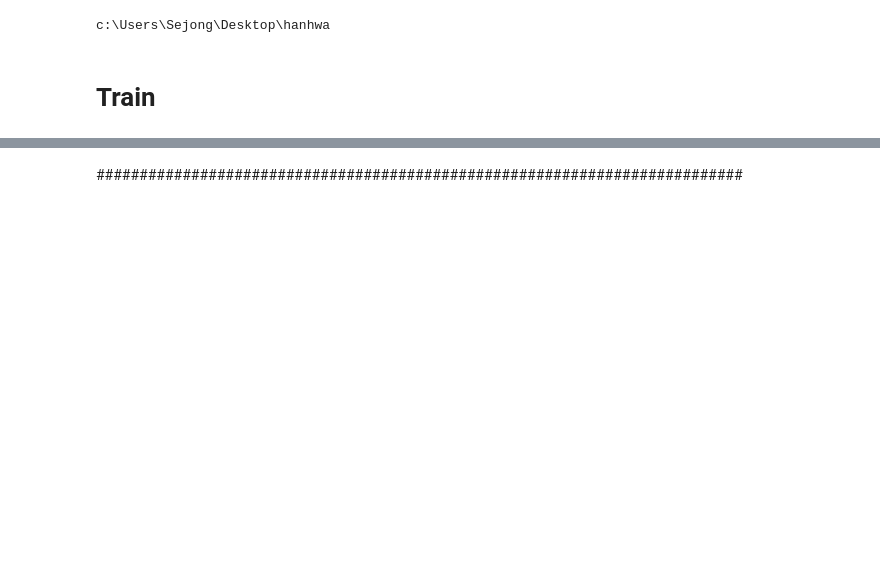
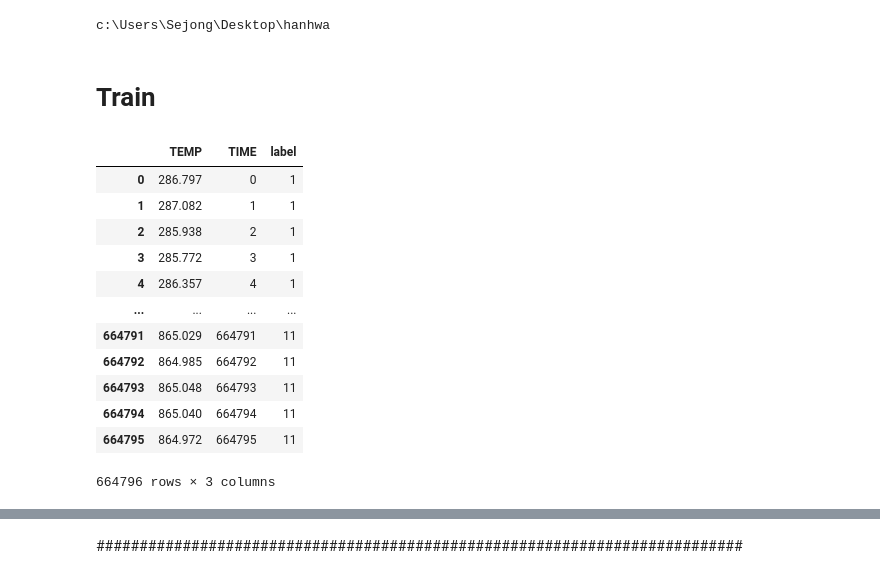
Before and after one commit to ksh914/hanhwa, a Jupyter notebook: model/transformer_multistep_prediction.ipynb, the cells around one changed output, grey strips where cells are left out. Saved outputs shown, nothing was run; the diff lists cells and outputs as text; code cells hidden in the pictures; blank space fills up the shorter version.

```diff
--- a/model/transformer_multistep_prediction.ipynb
+++ b/model/transformer_multistep_prediction.ipynb
@@ -284,0 +280,19 @@ def evaluate(eval_model, data_source):
+# %%
+import seaborn as sns
+import matplotlib.pyplot as plt
+df = time_series_dataframe()
+df
+# %% [output]
+|  | TEMP | TIME | label |
+| 0 | 286.797 | 0 | 1 |
+| 1 | 287.082 | 1 | 1 |
+| 2 | 285.938 | 2 | 1 |
+| 3 | 285.772 | 3 | 1 |
+| 4 | 286.357 | 4 | 1 |
+| ... | ... | ... | ... |
+| 664791 | 865.029 | 664791 | 11 |
+| 664792 | 864.985 | 664792 | 11 |
+| 664793 | 865.048 | 664793 | 11 |
+| 664794 | 865.040 | 664794 | 11 |
+| 664795 | 864.972 | 664795 | 11 |
+664796 rows × 3 columns
```
Also changed, not shown: parts of 30 cells of this notebook, 13 other files.
